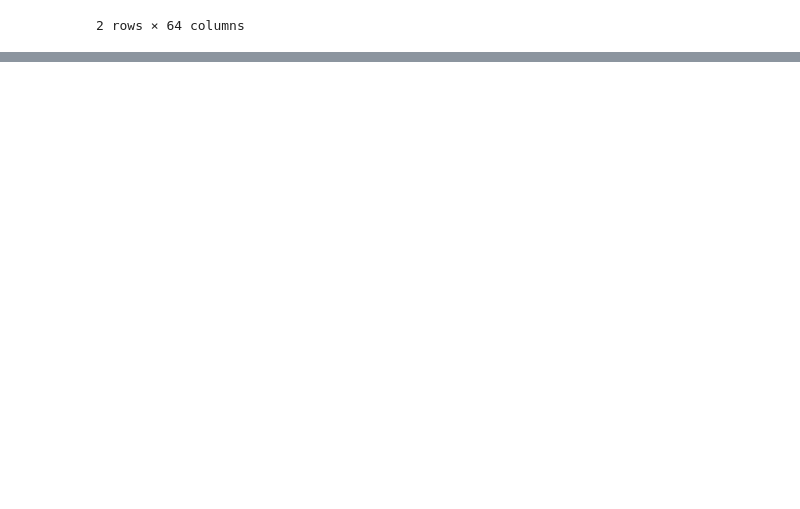
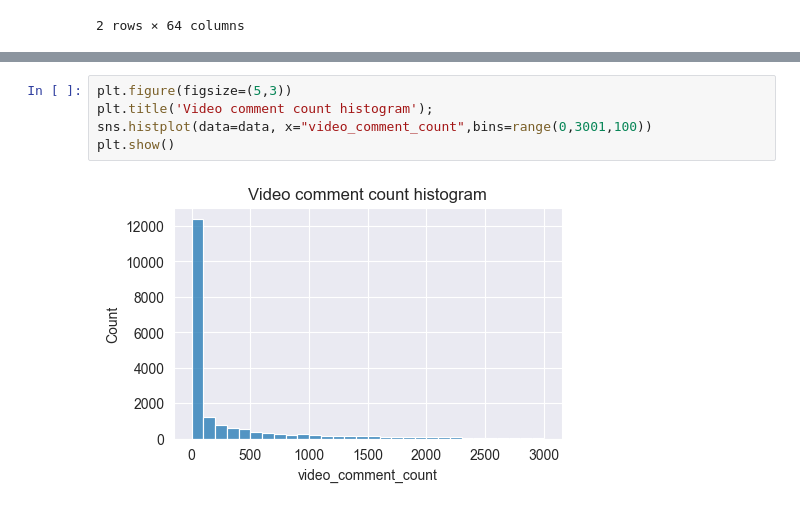
Before and after one commit to yildizramazan/tiktok-claims-classification, a Jupyter notebook: files/home/jovyan/work/EDA-and-data-visualization.ipynb, the cells around one changed output, grey strips where cells are left out. Drawn from its saved outputs; the diff is of its cells as text; blank space fills up the shorter version.

```diff
--- a/files/home/jovyan/work/EDA-and-data-visualization.ipynb
+++ b/files/home/jovyan/work/EDA-and-data-visualization.ipynb
@@ -133,0 +142,7 @@ plt.show()
+# %%
+plt.figure(figsize=(5,3))
+plt.title('Video comment count histogram');
+sns.histplot(data=data, x="video_comment_count",bins=range(0,3001,100))
+plt.show()
+# %% [output]
+[figure, added]
```
Also changed, not shown: parts of 20 cells of this notebook.
